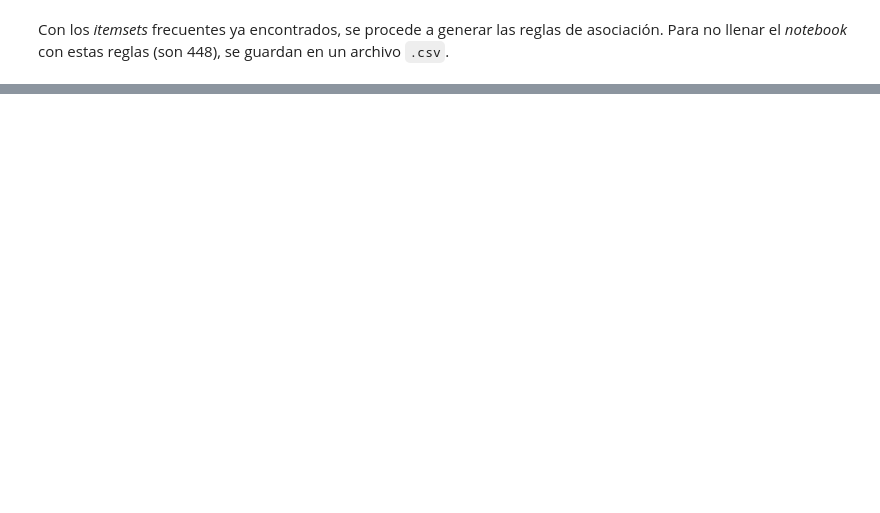
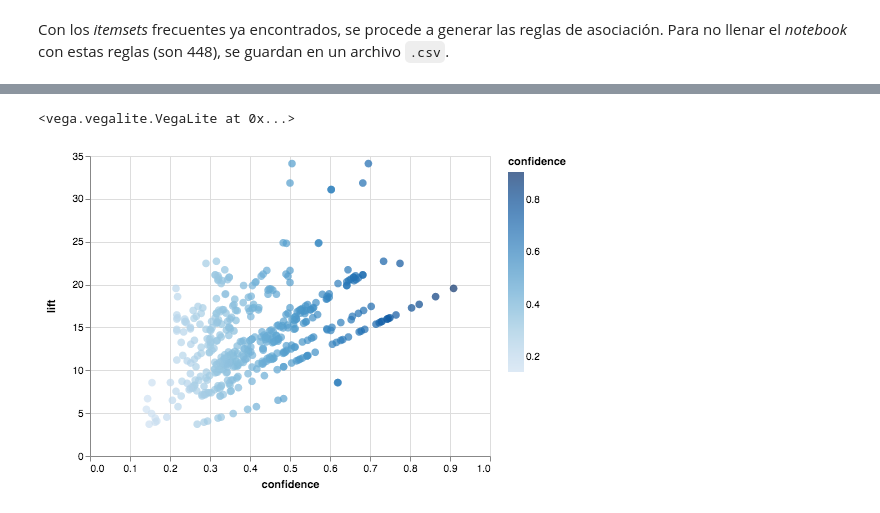
Before and after one commit to diflores/T01-mineria, a Jupyter notebook: Tarea 1 – Apriori.ipynb, the cells around one changed output, grey strips where cells are left out. Saved outputs shown, nothing was run; the diff lists cells and outputs as text; code cells hidden in the pictures; blank space fills up the shorter version.

```diff
--- a/Tarea 1 – Apriori.ipynb
+++ b/Tarea 1 – Apriori.ipynb
@@ -306,0 +373,10 @@ Generando archivo csv con reglas filtradas. Se imprimirán las 10 primeras regla
+# %%
+alt.Chart(apriori.rules_df).mark_circle(size=60).encode(
+    x='confidence',
+    y='lift',
+    color='confidence',
+    tooltip=['antecedent', 'consequent', 'confidence', 'lift']
+).interactive()
+# %% [output]
+<vega.vegalite.VegaLite at 0x...>
+[figure, added]
```
Also changed, not shown: parts of 17 cells of this notebook.
